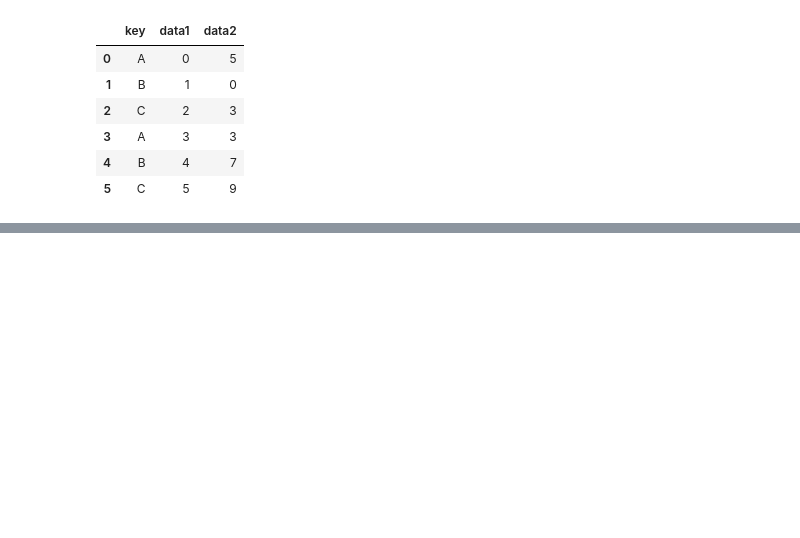
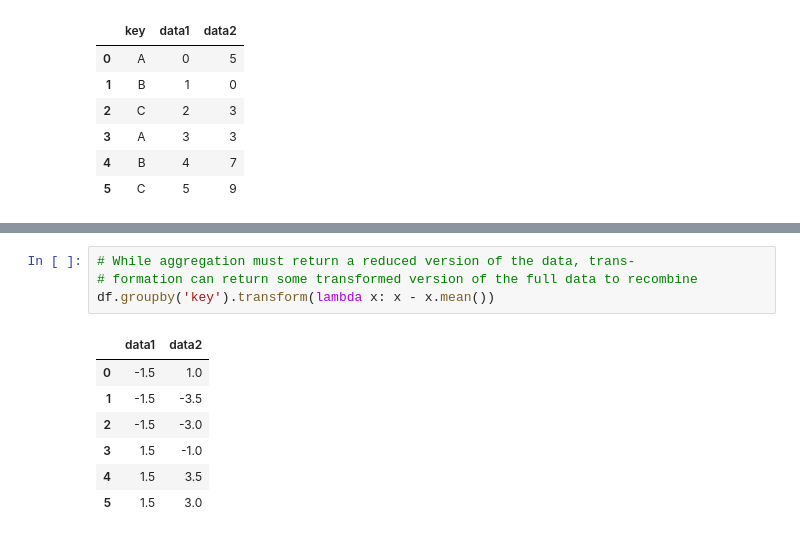
Before and after one commit to aliensmart/machine_learning, a Jupyter notebook: Pandas.ipynb, the cells around one changed output, grey strips where cells are left out. Drawn from its saved outputs; the diff is of its cells as text; blank space fills up the shorter version.

```diff
--- a/Pandas.ipynb
+++ b/Pandas.ipynb
@@ -1854,0 +1885,12 @@ df
+# %%
+# While aggregation must return a reduced version of the data, trans‐
+# formation can return some transformed version of the full data to recombine
+df.groupby('key').transform(lambda x: x - x.mean())
+# %% [output]
+|  | data1 | data2 |
+| 0 | -1.5 | 1.0 |
+| 1 | -1.5 | -3.5 |
+| 2 | -1.5 | -3.0 |
+| 3 | 1.5 | -1.0 |
+| 4 | 1.5 | 3.5 |
+| 5 | 1.5 | 3.0 |
```
Also changed, not shown: parts of 5 cells of this notebook.
